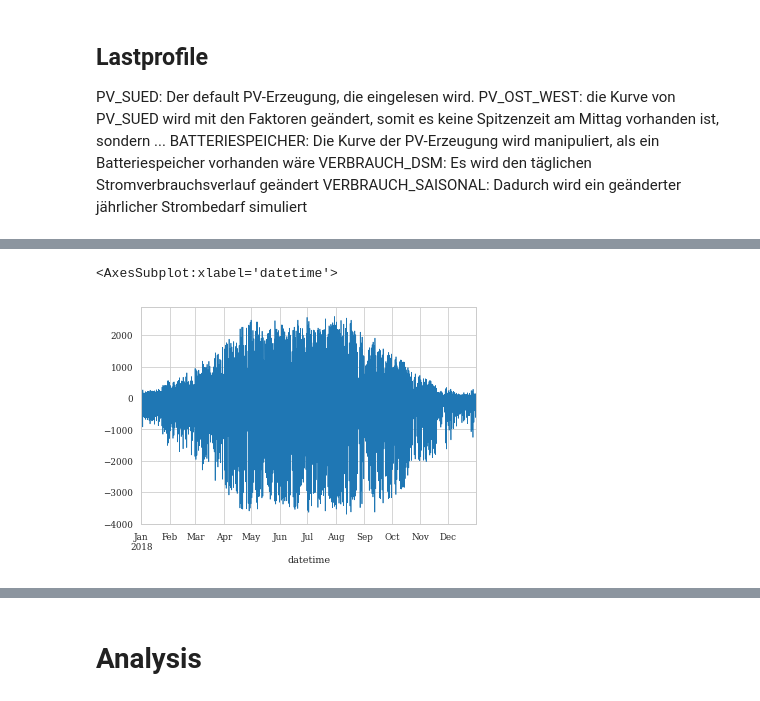
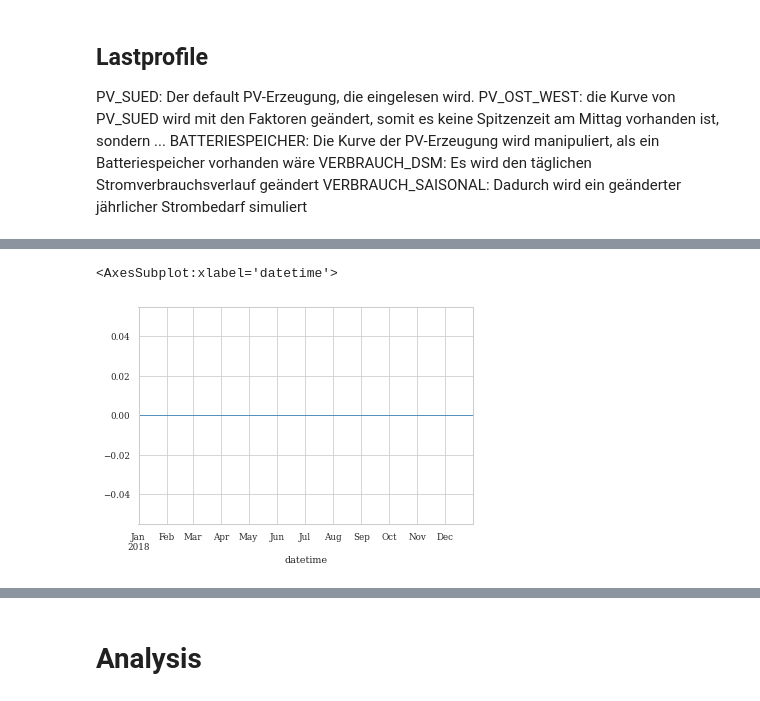
Before and after one commit to simonschaluppe/FLUCCOplus, a Jupyter notebook: notebooks/4.3.0_Transformation.ipynb, the cells around one changed output, grey strips where cells are left out. Cells and saved outputs as stored; diff of their text form; code cells hidden in the pictures.

```diff
--- a/notebooks/4.3.0_Transformation.ipynb
+++ b/notebooks/4.3.0_Transformation.ipynb
@@ -151,0 +188,4 @@ plot_comp(df_base.Photovoltaik, scaled.TSD.Photovoltaik, start=0, stop=200)
+# %%
+scaled.TSD["RES"] = scaled.TSD.Pumpspeicher + scaled.TSD.Laufkraft + scaled.TSD.Windkraft + scaled.TSD.Photovoltaik
+scaled.TSD["Residuallast"]=(scaled.TSD.RES - scaled.TSD.Strombedarf).clip(0, None)
+scaled.TSD[["Strombedarf", "RES", "Residuallast"]]#.plot(figsize=(15,6))
@@ -222,0 +312,4 @@ plot_monthly(scaled.TSD) # legende + Farbe zuweisen
+# %%
+scaled.TSD["RES"] = scaled.TSD.Pumpspeicher + scaled.TSD.Laufkraft + scaled.TSD.Windkraft + scaled.TSD.Photovoltaik
+scaled.TSD["Residuallast"]=(scaled.TSD.RES - scaled.TSD.Strombedarf).clip(0, None)
+scaled.TSD[["Strombedarf", "RES", "Residuallast"]]
@@ -223,5 +331,6 @@ plot_monthly(scaled.TSD) # legende + Farbe zuweisen
 # %%
 SB_transformed = scaled.TSD.Strombedarf.copy()
 PV_transformed = scaled.TSD.Photovoltaik.copy()
-PV_transformed.plot()
+RL_transformed = scaled.TSD.Residuallast.copy()
+RL_transformed#.plot()
 # %% [output]
@@ -230,6 +350,6 @@ PV_transformed.plot()
 # %%
 scaled.reset() # es wird zurückgestellt
-(PV_transformed-scaled.TSD.Photovoltaik).plot() # änderung durch die transformation
+(RL_transformed-scaled.TSD.Residuallast).plot() # änderung durch die transformation
 # %% [output]
 <AxesSubplot:xlabel='datetime'>
-[figure, old version]
+[figure, new version]
```
Also changed, not shown: parts of 38 cells of this notebook, 2 other files.
